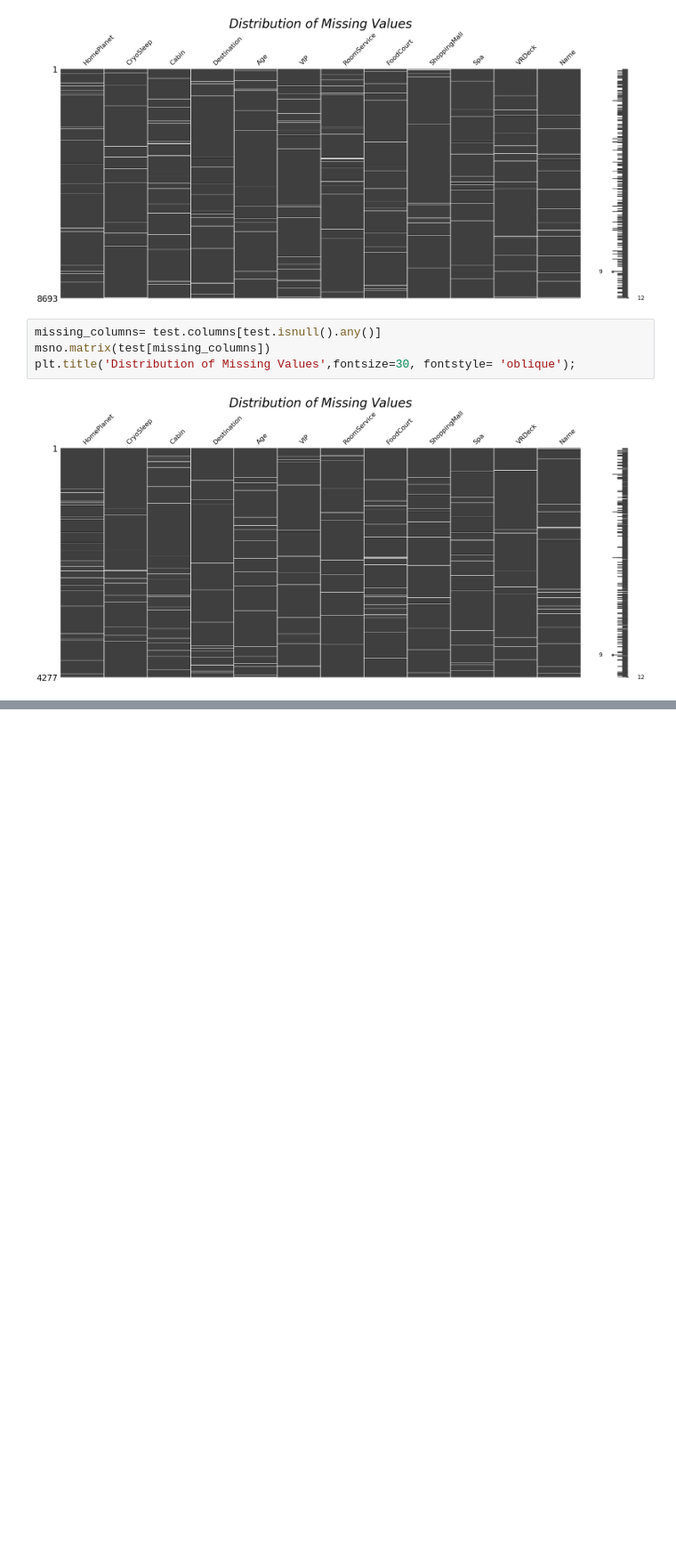
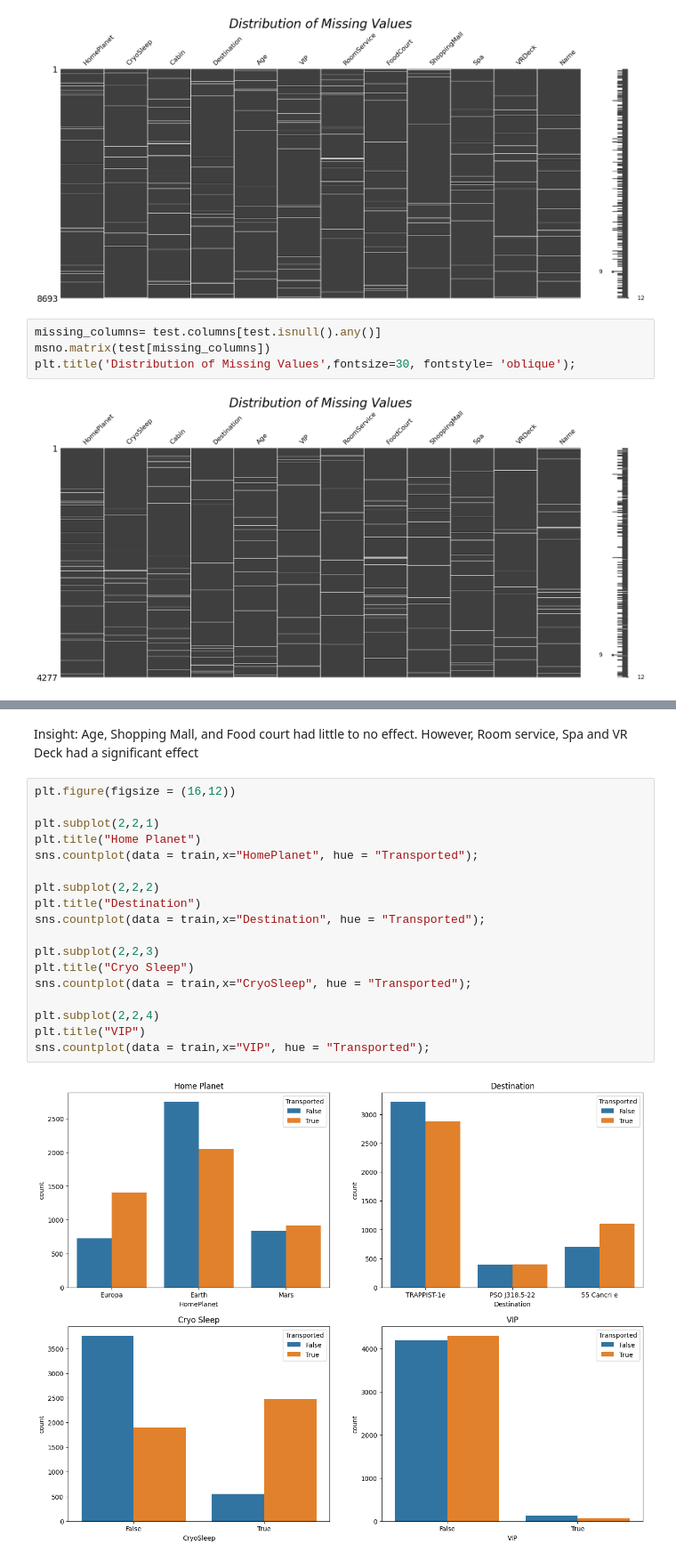
Before and after one commit to Mezue1/DataScienceProjects, a Jupyter notebook: spaceship.ipynb, the cells around one changed output, grey strips where cells are left out. Shown at 89% size. Saved outputs shown, nothing was run; the diff lists cells and outputs as text; blank space fills up the shorter version.

```diff
--- a/spaceship.ipynb
+++ b/spaceship.ipynb
@@ -101,0 +147,22 @@ dtype: float64
+# %% [markdown]
+Insight: Age, Shopping Mall, and Food court had little to no effect. However, Room service, Spa and VR Deck had a significant effect
+# %%
+plt.figure(figsize = (16,12))
+
+plt.subplot(2,2,1)
+plt.title("Home Planet")
+sns.countplot(data = train,x="HomePlanet", hue = "Transported");
+
+plt.subplot(2,2,2)
+plt.title("Destination")
+sns.countplot(data = train,x="Destination", hue = "Transported");
+
+plt.subplot(2,2,3)
+plt.title("Cryo Sleep")
+sns.countplot(data = train,x="CryoSleep", hue = "Transported");
+
+plt.subplot(2,2,4)
+plt.title("VIP")
+sns.countplot(data = train,x="VIP", hue = "Transported");
+# %% [output]
+[figure, added]
```
Also changed, not shown: parts of 9 cells of this notebook.
